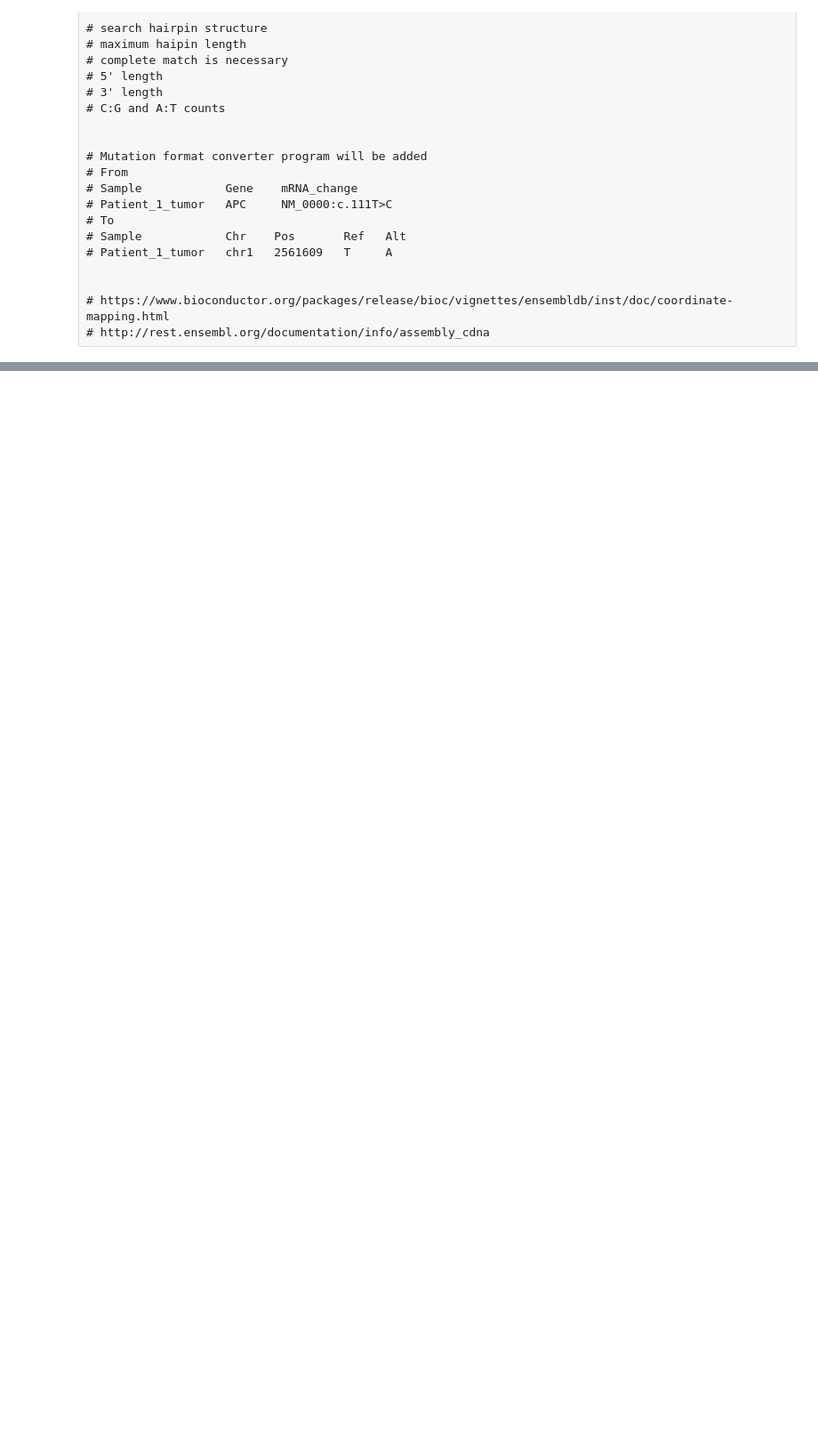
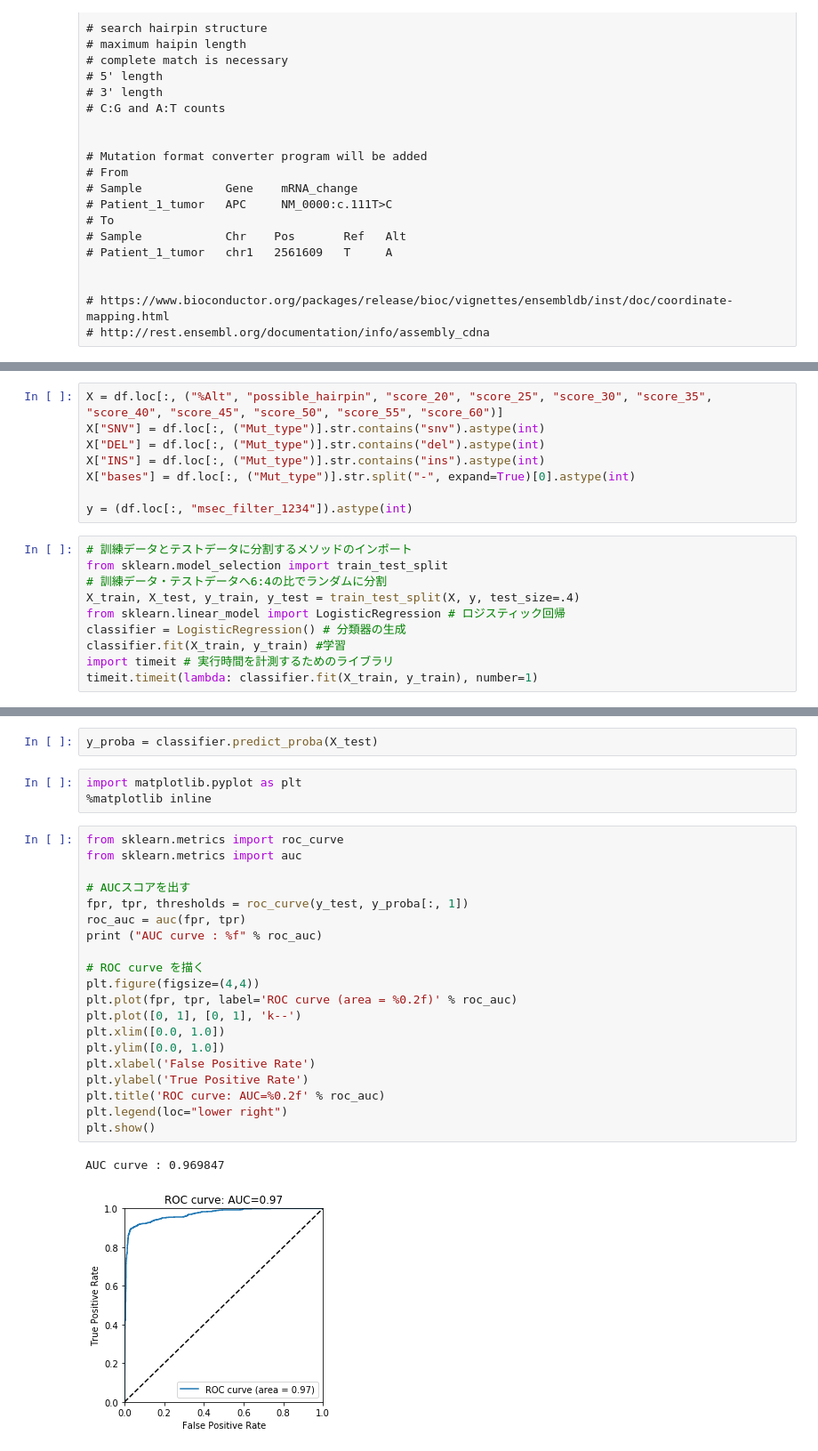
Before and after one commit to MANO-B/MicroSEC, a Jupyter notebook: MANOSEC.ipynb, the cells around one changed output, grey strips where cells are left out. Shown at 89% size. Cells and saved outputs as stored; diff of their text form; blank space fills up the shorter version.

```diff
--- a/MANOSEC.ipynb
+++ b/MANOSEC.ipynb
@@ -45,0 +211,18 @@ AGTACACTGGT
+# %%
+X = df.loc[:, ("%Alt", "possible_hairpin", "score_20", "score_25", "score_30", "score_35", "score_40", "score_45", "score_50", "score_55", "score_60")]
+X["SNV"] = df.loc[:, ("Mut_type")].str.contains("snv").astype(int)
+X["DEL"] = df.loc[:, ("Mut_type")].str.contains("del").astype(int)
+X["INS"] = df.loc[:, ("Mut_type")].str.contains("ins").astype(int)
+X["bases"] = df.loc[:, ("Mut_type")].str.split("-", expand=True)[0].astype(int)
+
+y = (df.loc[:, "msec_filter_1234"]).astype(int)
+# %%
+# 訓練データとテストデータに分割するメソッドのインポート
+from sklearn.model_selection import train_test_split
+# 訓練データ・テストデータへ6:4の比でランダムに分割
+X_train, X_test, y_train, y_test = train_test_split(X, y, test_size=.4)
+from sklearn.linear_model import LogisticRegression # ロジスティック回帰
+classifier = LogisticRegression() # 分類器の生成
+classifier.fit(X_train, y_train) #学習
+import timeit # 実行時間を計測するためのライブラリ
+timeit.timeit(lambda: classifier.fit(X_train, y_train), number=1)
@@ -45,0 +250,28 @@ AGTACACTGGT
+# %%
+y_proba = classifier.predict_proba(X_test)
+# %%
+import matplotlib.pyplot as plt
+%matplotlib inline
+# %%
+from sklearn.metrics import roc_curve
+from sklearn.metrics import auc
+
+# AUCスコアを出す
+fpr, tpr, thresholds = roc_curve(y_test, y_proba[:, 1])
+roc_auc = auc(fpr, tpr)
+print ("AUC curve : %f" % roc_auc)
+
+# ROC curve を描く
+plt.figure(figsize=(4,4))
+plt.plot(fpr, tpr, label='ROC curve (area = %0.2f)' % roc_auc)
+plt.plot([0, 1], [0, 1], 'k--')
+plt.xlim([0.0, 1.0])
+plt.ylim([0.0, 1.0])
+plt.xlabel('False Positive Rate')
+plt.ylabel('True Positive Rate')
+plt.title('ROC curve: AUC=%0.2f' % roc_auc)
+plt.legend(loc="lower right")
+plt.show()
+# %% [output]
+AUC curve : 0.969847
+[figure, added]
```
Also changed, not shown: parts of 14 cells of this notebook.
